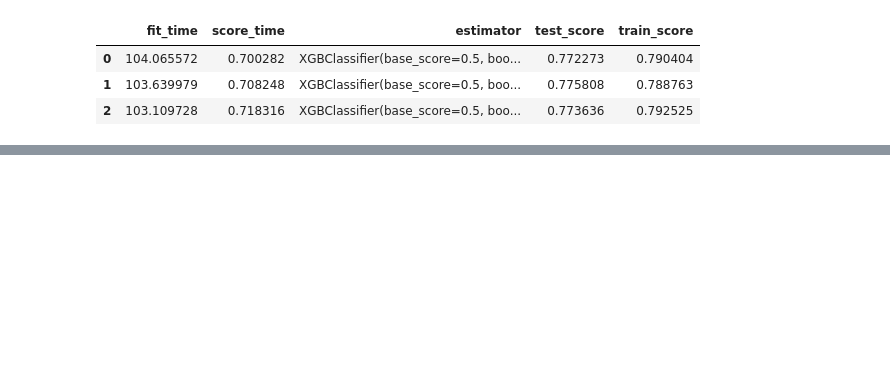
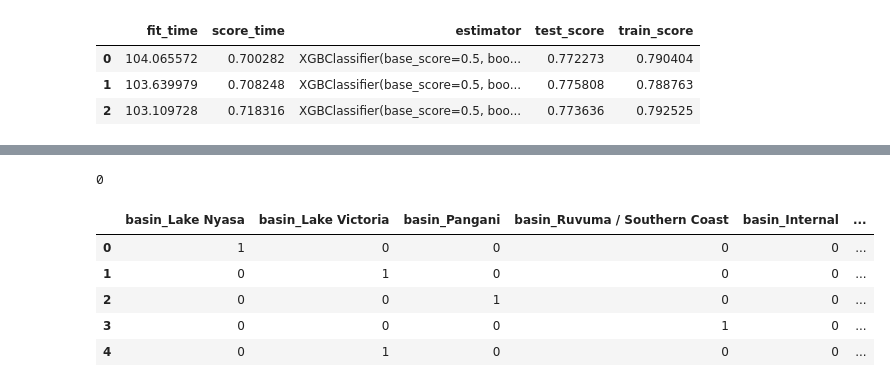
Before and after one commit to livjab/DS3-Kaggle-Comptetion, a Jupyter notebook: LJ_DS3_Kaggle_Competition.ipynb, the cells around one changed output, grey strips where cells are left out. Cells and saved outputs as stored; diff of their text form; code cells hidden in the pictures; blank space fills up the shorter version.

```diff
--- a/LJ_DS3_Kaggle_Competition.ipynb
+++ b/LJ_DS3_Kaggle_Competition.ipynb
@@ -303,0 +333,19 @@ files.download('LJ-third-submission.csv')
+# %%
+train.basin.isnull().sum()
+# %% [output]
+0
+# %%
+# this feature is a good option to use one hot encoding
+
+oh_encoder = ce.OneHotEncoder(use_cat_names=True)
+basin_encoded = oh_encoder.fit_transform(train[["basin"]])
+test_encoded = oh_encoder.transform(test[["basin"]])
+
+basin_encoded.head()
+# %% [output]
+|  | basin_Lake Nyasa | basin_Lake Victoria | basin_Pangani | basin_Ruvuma / Southern Coast | basin_Internal | ... |
+| 0 | 1 | 0 | 0 | 0 | 0 | ... |
+| 1 | 0 | 1 | 0 | 0 | 0 | ... |
+| 2 | 0 | 0 | 1 | 0 | 0 | ... |
+| 3 | 0 | 0 | 0 | 1 | 0 | ... |
+| 4 | 0 | 1 | 0 | 0 | 0 | ... |
```
Also changed, not shown: parts of 58 cells of this notebook.
